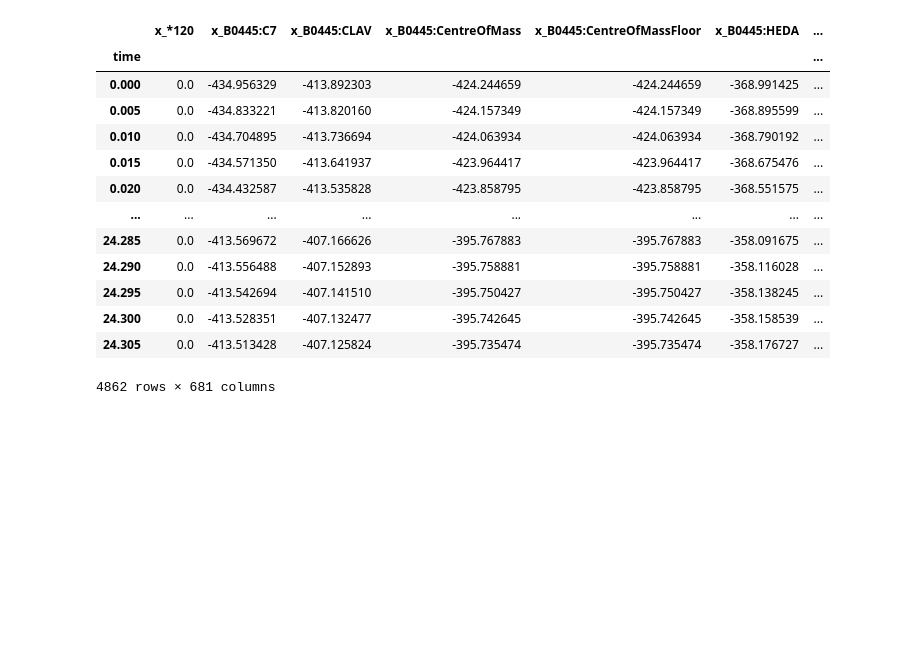
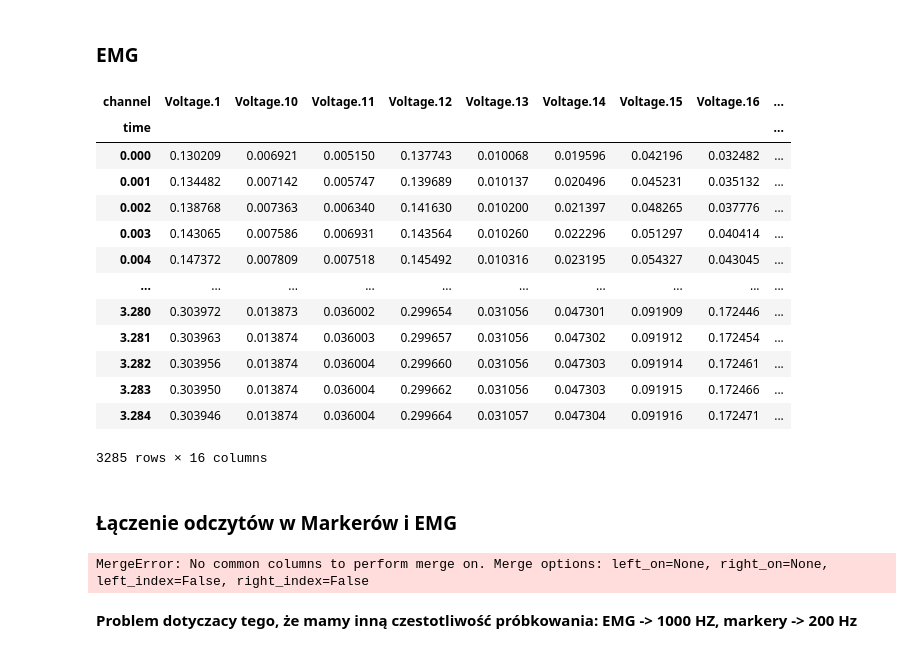
Before and after one commit to kkluwak/PJATK2020, a Jupyter notebook: RDCLabs/create-dataset-firstapproaches.ipynb, the cells around one changed output. Cells and saved outputs as stored; diff of their text form; code cells hidden in the pictures; blank space fills up the shorter version.

```diff
--- a/RDCLabs/create-dataset-firstapproaches.ipynb
+++ b/RDCLabs/create-dataset-firstapproaches.ipynb
@@ -57,17 +48,2 @@ cols = [c for c in m.columns if c.lower()[:4] != 'ones']
-# %%
-m[cols]
-# %% [output]
-|  | x_*120 | x_B0445:C7 | x_B0445:CLAV | x_B0445:CentreOfMass | x_B0445:CentreOfMassFloor | x_B0445:HEDA | ... |
-| time |  |  |  |  |  |  | ... |
-| 0.000 | 0.0 | -434.956329 | -413.892303 | -424.244659 | -424.244659 | -368.991425 | ... |
-| 0.005 | 0.0 | -434.833221 | -413.820160 | -424.157349 | -424.157349 | -368.895599 | ... |
-| 0.010 | 0.0 | -434.704895 | -413.736694 | -424.063934 | -424.063934 | -368.790192 | ... |
-| 0.015 | 0.0 | -434.571350 | -413.641937 | -423.964417 | -423.964417 | -368.675476 | ... |
-| 0.020 | 0.0 | -434.432587 | -413.535828 | -423.858795 | -423.858795 | -368.551575 | ... |
-| ... | ... | ... | ... | ... | ... | ... | ... |
-| 24.285 | 0.0 | -413.569672 | -407.166626 | -395.767883 | -395.767883 | -358.091675 | ... |
-| 24.290 | 0.0 | -413.556488 | -407.152893 | -395.758881 | -395.758881 | -358.116028 | ... |
-| 24.295 | 0.0 | -413.542694 | -407.141510 | -395.750427 | -395.750427 | -358.138245 | ... |
-| 24.300 | 0.0 | -413.528351 | -407.132477 | -395.742645 | -395.742645 | -358.158539 | ... |
-| 24.305 | 0.0 | -413.513428 | -407.125824 | -395.735474 | -395.735474 | -358.176727 | ... |
-4862 rows × 681 columns
+# %% [markdown]
+### EMG
@@ -73,0 +52,50 @@ m[cols]
+# %%
+def read_analog_allmuscles(datapath):
+    muscles = ["Voltage.1","Voltage.2","Voltage.3","Voltage.4","Voltage.5","Voltage.6","Voltage.7","Voltage.8","Voltage.9","Voltage.10","Voltage.11","Voltage.12","Voltage.13","Voltage.14","Voltage.15","Voltage.16"]
+    emg = Analogs.from_c3d(datapath, usecols=muscles)
+    return emg
+# %%
+def normalize_emg(emg):
+    emg_p = (
+    emg.meca.band_pass(order=2, cutoff=[10, 425])
+    .meca.center()
+    .meca.abs()
+    .meca.low_pass(order=4, cutoff=5, freq=emg.rate)
+    .meca.normalize(ref=None, scale=1)
+    )
+    return emg_p
+# %%
+def emg_full_preproces(datapath):
+    emg_data = read_analog_allmuscles(datapath)
+    normalised_emg=normalize_emg(emg_data)
+    return normalised_emg
+# %%
+data_path = r"Z:\baza\2020-08-05-B0444-S01-E01-T01-K1.c3d"
+emg = emg_full_preproces(data_path)
+# %%
+anal = emg.meca.to_wide_dataframe()
+anal
+# %% [output]
+| channel | Voltage.1 | Voltage.10 | Voltage.11 | Voltage.12 | Voltage.13 | Voltage.14 | Voltage.15 | Voltage.16 | ... |
+| time |  |  |  |  |  |  |  |  | ... |
+| 0.000 | 0.130209 | 0.006921 | 0.005150 | 0.137743 | 0.010068 | 0.019596 | 0.042196 | 0.032482 | ... |
+| 0.001 | 0.134482 | 0.007142 | 0.005747 | 0.139689 | 0.010137 | 0.020496 | 0.045231 | 0.035132 | ... |
+| 0.002 | 0.138768 | 0.007363 | 0.006340 | 0.141630 | 0.010200 | 0.021397 | 0.048265 | 0.037776 | ... |
+| 0.003 | 0.143065 | 0.007586 | 0.006931 | 0.143564 | 0.010260 | 0.022296 | 0.051297 | 0.040414 | ... |
+| 0.004 | 0.147372 | 0.007809 | 0.007518 | 0.145492 | 0.010316 | 0.023195 | 0.054327 | 0.043045 | ... |
+| ... | ... | ... | ... | ... | ... | ... | ... | ... | ... |
+| 3.280 | 0.303972 | 0.013873 | 0.036002 | 0.299654 | 0.031056 | 0.047301 | 0.091909 | 0.172446 | ... |
+| 3.281 | 0.303963 | 0.013874 | 0.036003 | 0.299657 | 0.031056 | 0.047302 | 0.091912 | 0.172454 | ... |
+| 3.282 | 0.303956 | 0.013874 | 0.036004 | 0.299660 | 0.031056 | 0.047303 | 0.091914 | 0.172461 | ... |
+| 3.283 | 0.303950 | 0.013874 | 0.036004 | 0.299662 | 0.031056 | 0.047303 | 0.091915 | 0.172466 | ... |
+| 3.284 | 0.303946 | 0.013874 | 0.036004 | 0.299664 | 0.031057 | 0.047304 | 0.091916 | 0.172471 | ... |
+3285 rows × 16 columns
+# %% [markdown]
+### Łączenie odczytów w Markerów i EMG
+# %%
+import pandas as pd
+pd.merge(marker, anal, how='inner')
+# %% [output]
+MergeError: No common columns to perform merge on. Merge options: left_on=None, right_on=None, left_index=False, right_index=False
+# %% [markdown]
+**Problem dotyczacy tego, że mamy inną czestotliwość próbkowania: EMG -> 1000 HZ, markery -> 200 Hz**
```
Also changed, not shown: parts of 17 cells of this notebook.
